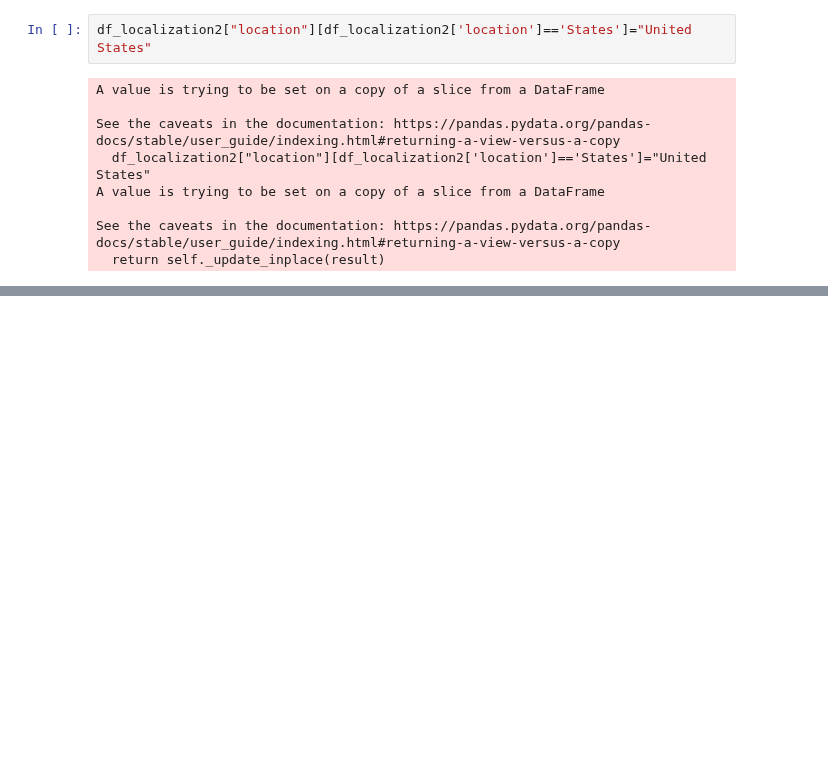
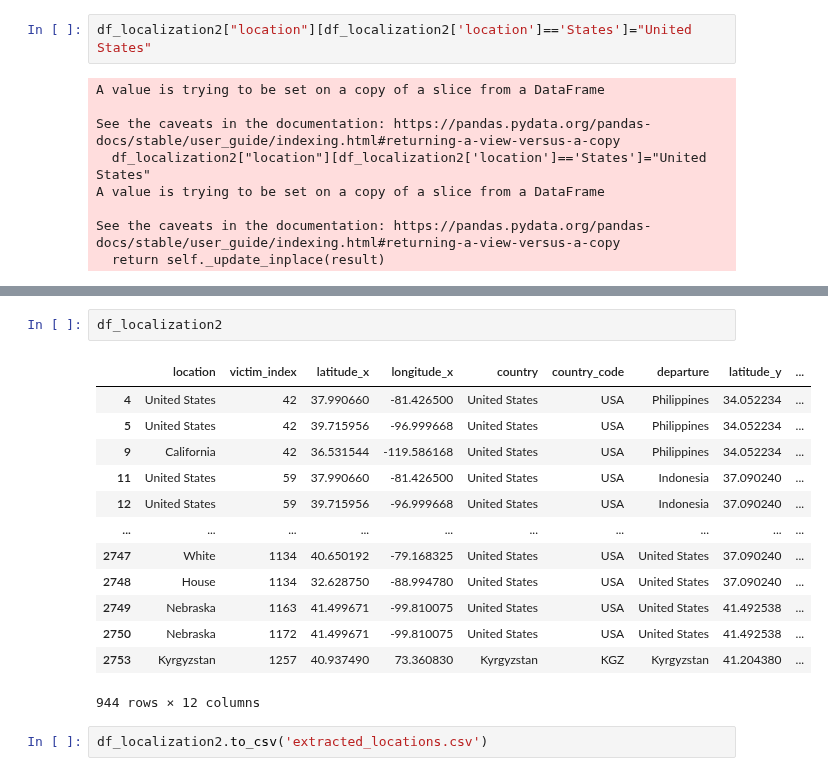
Before and after one commit to lampu98/ht_project, a Jupyter notebook: notebooks/location_cleaning.ipynb, the cells around one changed output, grey strips where cells are left out. Cells and saved outputs as stored; diff of their text form; blank space fills up the shorter version.

```diff
--- a/notebooks/location_cleaning.ipynb
+++ b/notebooks/location_cleaning.ipynb
@@ -281,0 +254,18 @@ See the caveats in the documentation: https://pandas.pydata.org/pandas-docs/stab
+# %%
+df_localization2
+# %% [output]
+|  | location | victim_index | latitude_x | longitude_x | country | country_code | departure | latitude_y | ... |
+| 4 | United States | 42 | 37.990660 | -81.426500 | United States | USA | Philippines | 34.052234 | ... |
+| 5 | United States | 42 | 39.715956 | -96.999668 | United States | USA | Philippines | 34.052234 | ... |
+| 9 | California | 42 | 36.531544 | -119.586168 | United States | USA | Philippines | 34.052234 | ... |
+| 11 | United States | 59 | 37.990660 | -81.426500 | United States | USA | Indonesia | 37.090240 | ... |
+| 12 | United States | 59 | 39.715956 | -96.999668 | United States | USA | Indonesia | 37.090240 | ... |
+| ... | ... | ... | ... | ... | ... | ... | ... | ... | ... |
+| 2747 | White | 1134 | 40.650192 | -79.168325 | United States | USA | United States | 37.090240 | ... |
+| 2748 | House | 1134 | 32.628750 | -88.994780 | United States | USA | United States | 37.090240 | ... |
+| 2749 | Nebraska | 1163 | 41.499671 | -99.810075 | United States | USA | United States | 41.492538 | ... |
+| 2750 | Nebraska | 1172 | 41.499671 | -99.810075 | United States | USA | United States | 41.492538 | ... |
+| 2753 | Kyrgyzstan | 1257 | 40.937490 | 73.360830 | Kyrgyzstan | KGZ | Kyrgyzstan | 41.204380 | ... |
+944 rows × 12 columns
+# %%
+df_localization2.to_csv('extracted_locations.csv')
```
Also changed, not shown: parts of 9 cells of this notebook, 1 other file.
